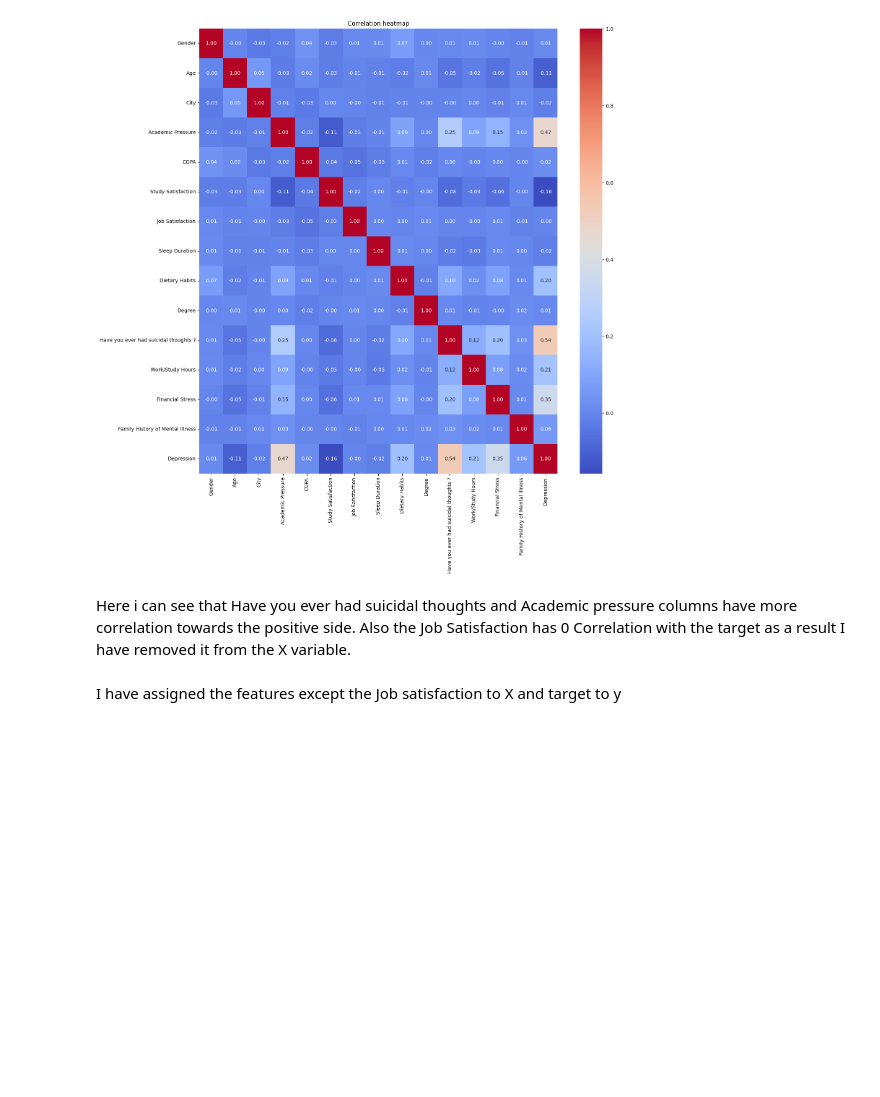
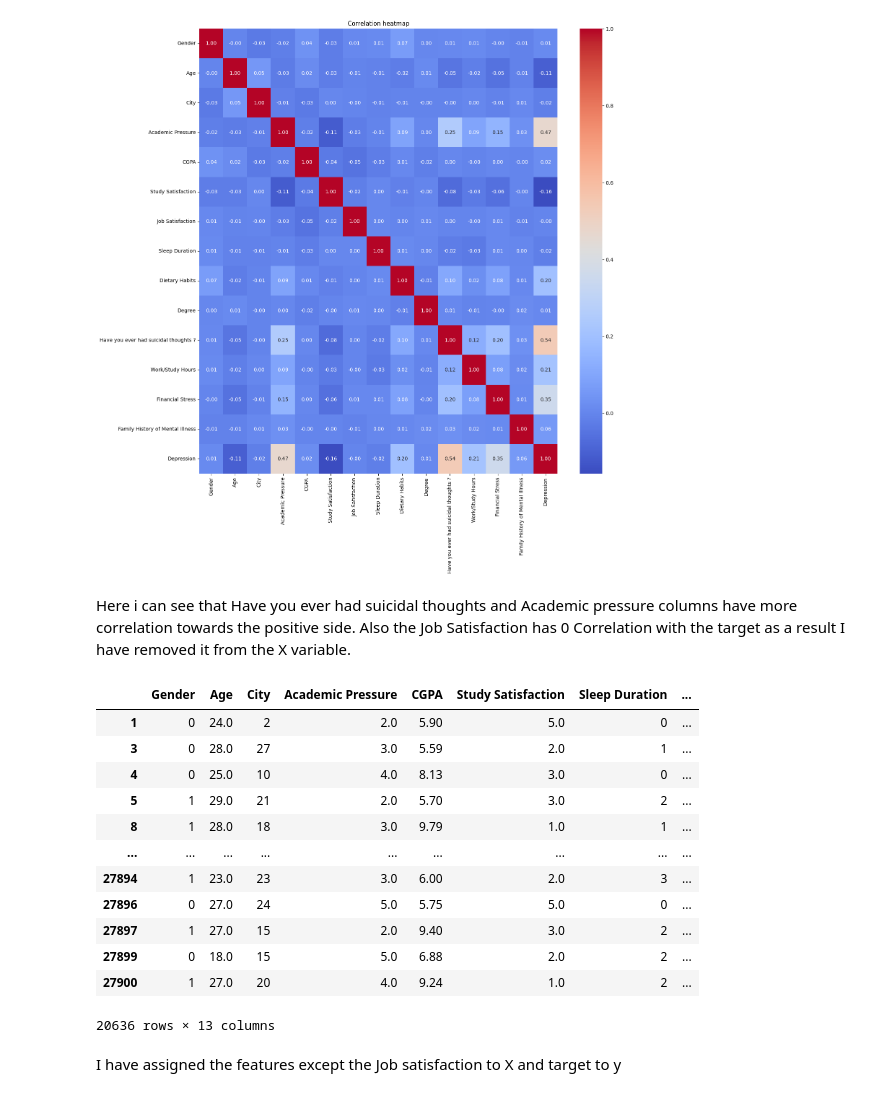
Before and after one commit to MWijesekara/DepressionPrediction, a Jupyter notebook: notebook09a7f64fa3.ipynb, the cells around one changed output. Cells and saved outputs as stored; diff of their text form; code cells hidden in the pictures; blank space fills up the shorter version.

```diff
--- a/notebook09a7f64fa3.ipynb
+++ b/notebook09a7f64fa3.ipynb
@@ -316,6 +316,22 @@ Here i can see that Have you ever had suicidal thoughts and Academic pressure co
 # %%
 X = data.drop(columns=["Depression","Job Satisfaction"])
 y = data["Depression"]
+# %%
+X
+# %% [output]
+|  | Gender | Age | City | Academic Pressure | CGPA | Study Satisfaction | Sleep Duration | ... |
+| 1 | 0 | 24.0 | 2 | 2.0 | 5.90 | 5.0 | 0 | ... |
+| 3 | 0 | 28.0 | 27 | 3.0 | 5.59 | 2.0 | 1 | ... |
+| 4 | 0 | 25.0 | 10 | 4.0 | 8.13 | 3.0 | 0 | ... |
+| 5 | 1 | 29.0 | 21 | 2.0 | 5.70 | 3.0 | 2 | ... |
+| 8 | 1 | 28.0 | 18 | 3.0 | 9.79 | 1.0 | 1 | ... |
+| ... | ... | ... | ... | ... | ... | ... | ... | ... |
+| 27894 | 1 | 23.0 | 23 | 3.0 | 6.00 | 2.0 | 3 | ... |
+| 27896 | 0 | 27.0 | 24 | 5.0 | 5.75 | 5.0 | 0 | ... |
+| 27897 | 1 | 27.0 | 15 | 2.0 | 9.40 | 3.0 | 2 | ... |
+| 27899 | 0 | 18.0 | 15 | 5.0 | 6.88 | 2.0 | 2 | ... |
+| 27900 | 1 | 27.0 | 20 | 4.0 | 9.24 | 1.0 | 2 | ... |
+20636 rows × 13 columns
 # %% [markdown]
 I have assigned the features except the Job satisfaction to X and target to y
 # %%
```
